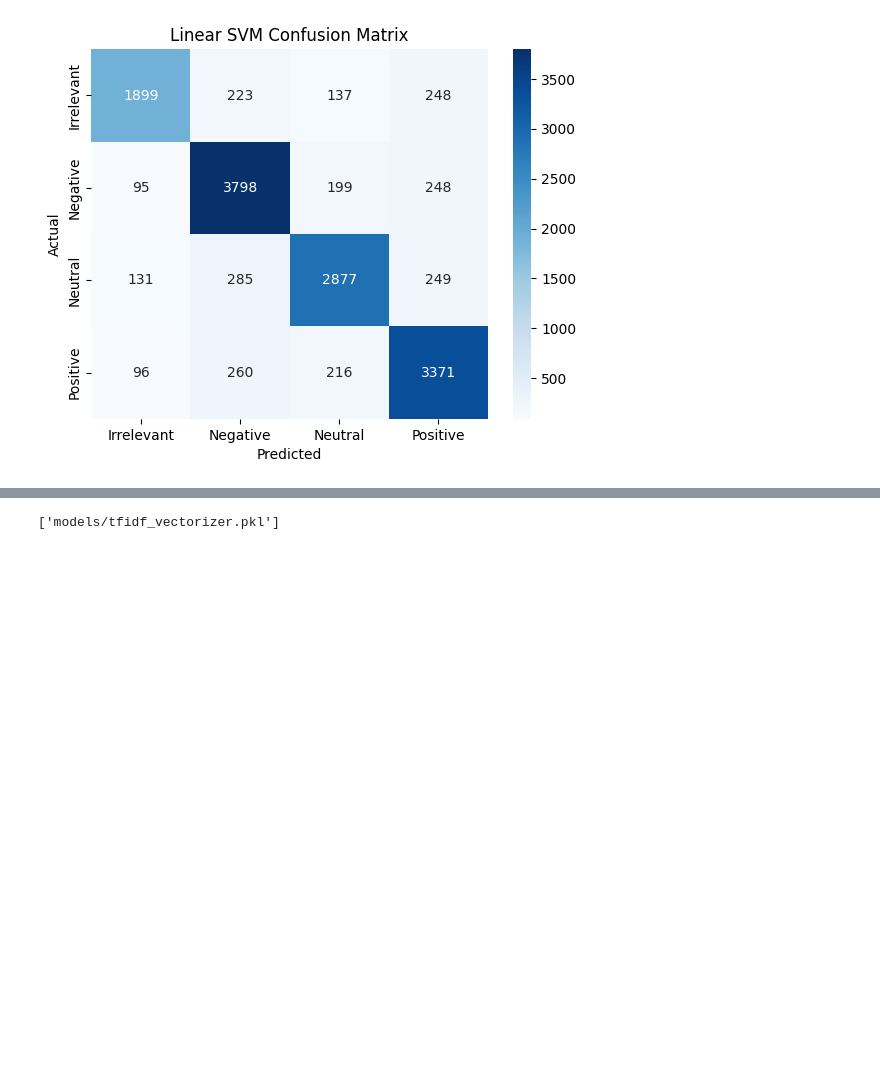
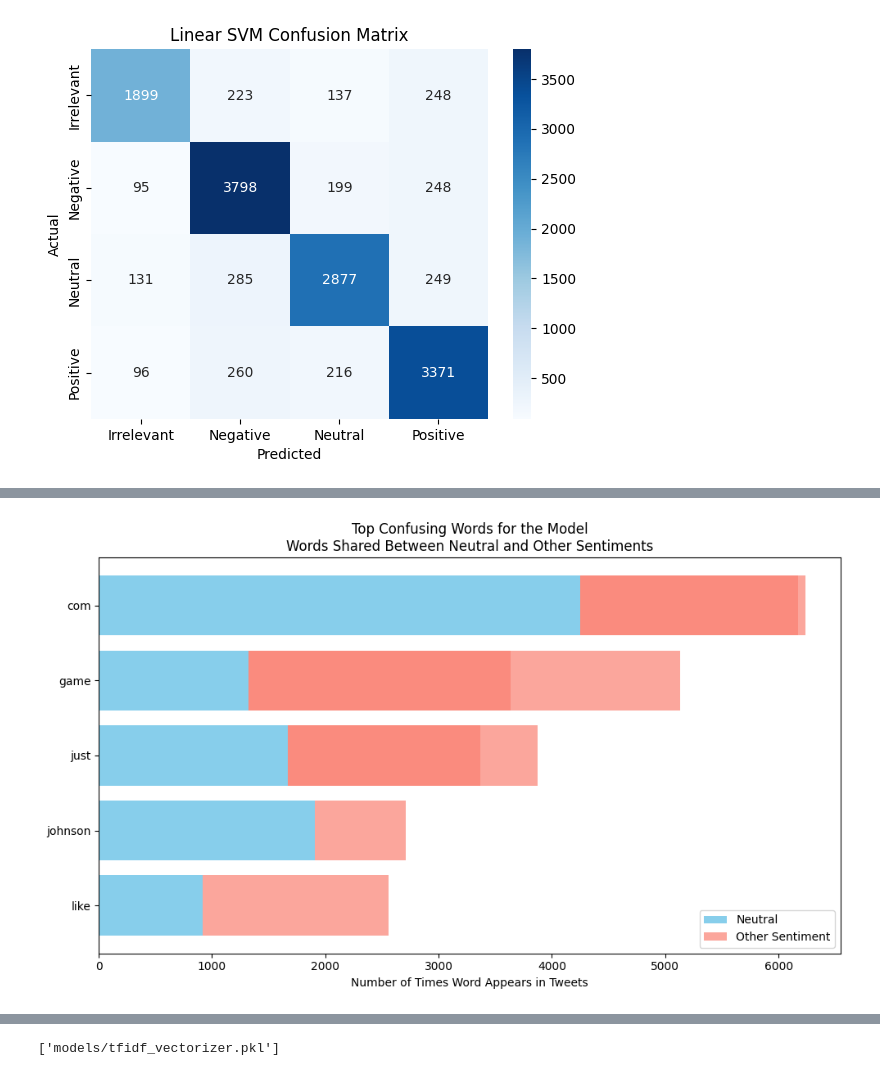
Before and after one commit to 29HENRIKH/SENTIMENT-ANALYSIS-, a Jupyter notebook: VIBELENZZ.ipynb, the cells around one changed output, grey strips where cells are left out. Drawn from its saved outputs; the diff is of its cells as text; code cells hidden in the pictures; blank space fills up the shorter version.

```diff
--- a/VIBELENZZ.ipynb
+++ b/VIBELENZZ.ipynb
@@ -835,0 +919,81 @@ Top 20 words for Positive sentiment:
+# %%
+import pandas as pd
+import numpy as np
+from sklearn.feature_extraction.text import CountVectorizer
+import matplotlib.pyplot as plt
+
+# -----------------------------
+# 1. Load the dataset
+# -----------------------------
+colnames = ['ID', 'User', 'Sentiment', 'Text']
+df = pd.read_csv("twitter_training.csv", names=colnames, header=None)
+df = df.dropna(subset=['Text'])
+
+# -----------------------------
+# 2. Helper function to get top words
+# -----------------------------
+def get_top_words(data, sentiment_label, n=30):
+    texts = data[data['Sentiment'] == sentiment_label]['Text']
+    vectorizer = CountVectorizer(stop_words='english')
+    word_matrix = vectorizer.fit_transform(texts)
+    word_counts = np.array(word_matrix.sum(axis=0)).flatten()
+    words = vectorizer.get_feature_names_out()
+    freq_df = pd.DataFrame({'Word': words, 'Frequency': word_counts})
+    return freq_df.sort_values(by='Frequency', ascending=False).head(n)
+
+# -----------------------------
+# 3. Get top words
+# -----------------------------
+top_neutral = get_top_words(df, 'Neutral')
+top_positive = get_top_words(df, 'Positive')
+top_negative = get_top_words(df, 'Negative')
+
+# -----------------------------
+# 4. Find confusing words
+# -----------------------------
+neutral_pos_overlap = pd.merge(top_neutral, top_positive, on='Word', suffixes=('_Neutral', '_Positive'))
+neutral_neg_overlap = pd.merge(top_neutral, top_negative, on='Word', suffixes=('_Neutral', '_Negative'))
+
+# Add a 'Comparison' column
+neutral_pos_overlap['Comparison'] = 'Neutral vs Positive'
+neutral_neg_overlap['Comparison'] = 'Neutral vs Negative'
+
+# Keep relevant columns
+neutral_pos_overlap = neutral_pos_overlap[['Word', 'Frequency_Neutral', 'Frequency_Positive', 'Comparison']]
+neutral_neg_overlap = neutral_neg_overlap[['Word', 'Frequency_Neutral', 'Frequency_Negative', 'Comparison']]
+
+# Rename frequency columns for uniform plotting
+neutral_pos_overlap = neutral_pos_overlap.rename(columns={'Frequency_Positive': 'Frequency_Other'})
+neutral_neg_overlap = neutral_neg_overlap.rename(columns={'Frequency_Negative': 'Frequency_Other'})
+
+# Combine both overlaps
+combined = pd.concat([neutral_pos_overlap, neutral_neg_overlap], ignore_index=True)
+
+# -----------------------------
+# 5. Select top confusing words
+# -----------------------------
+# Create a column for total frequency to sort
+combined['Total_Frequency'] = combined['Frequency_Neutral'] + combined['Frequency_Other']
+
+# Pick top 8 most frequent confusing words
+top_confusing = combined.sort_values(by='Total_Frequency', ascending=False).head(8)
+
+# -----------------------------
+# 6. Plot clean, presentation-ready chart
+# -----------------------------
+plt.figure(figsize=(10, 6))
+
+# Plot stacked bars
+for i, row in top_confusing.iterrows():
+    plt.barh(row['Word'], row['Frequency_Neutral'], color='skyblue', label='Neutral' if i==top_confusing.index[0] else "")
+    plt.barh(row['Word'], row['Frequency_Other'], left=row['Frequency_Neutral'], color='salmon', alpha=0.7, label='Other Sentiment' if i==top_confusing.index[0] else "")
+
+# Labels and title
+plt.xlabel("Number of Times Word Appears in Tweets")
+plt.title("Top Confusing Words for the Model\nWords Shared Between Neutral and Other Sentiments")
+plt.legend()
+plt.gca().invert_yaxis()  # highest frequency on top
+plt.tight_layout()
+plt.show()
+# %% [output]
+[figure, added]
```
Also changed, not shown: parts of 4 cells of this notebook, 3 other files.
